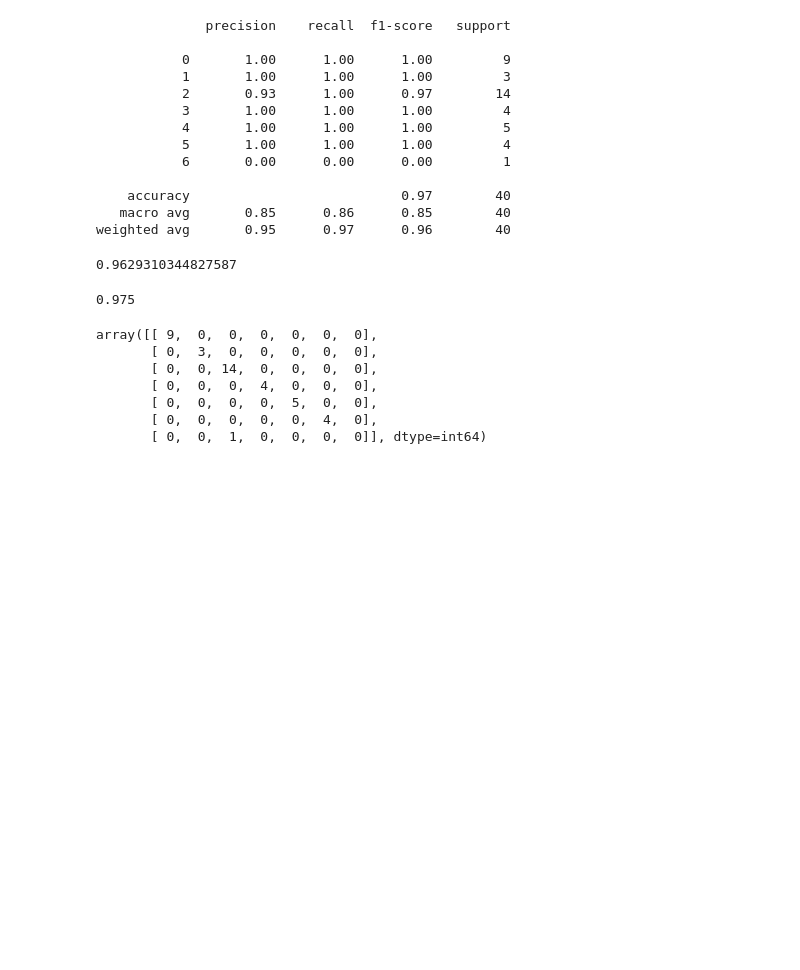
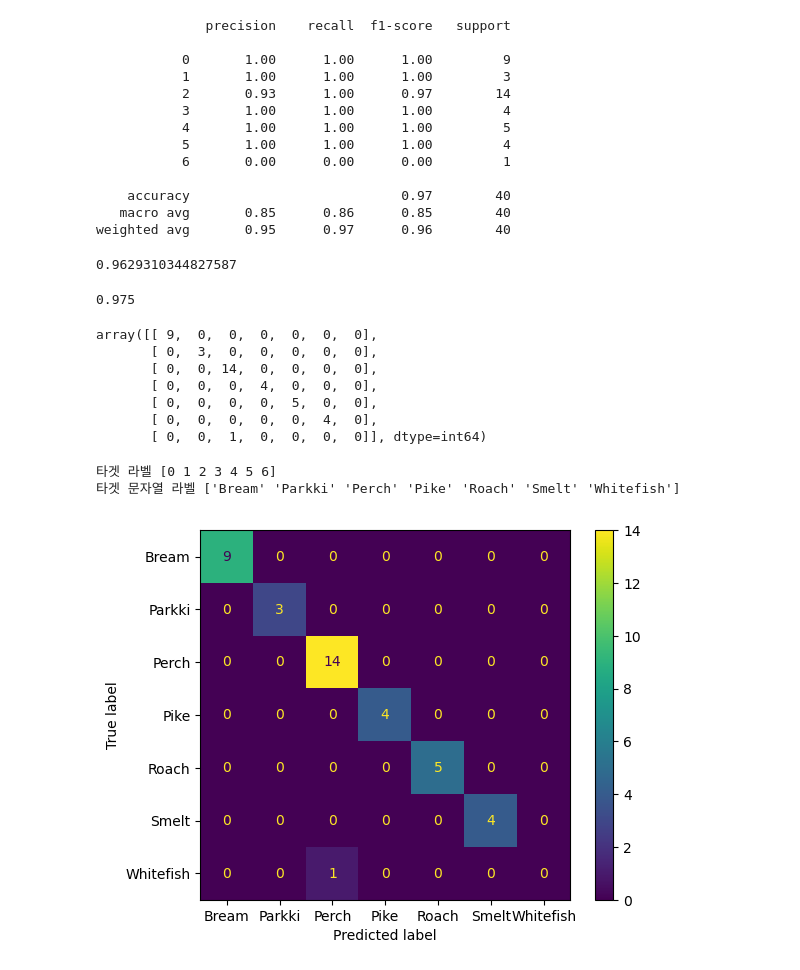
Before and after one commit to Schubert3275/KDT-MachineLearning_Study, a Jupyter notebook: DAY_05/ex_fish_logisticRegression.ipynb, the cells around one changed output. Saved outputs shown, nothing was run; the diff lists cells and outputs as text; code cells hidden in the pictures; blank space fills up the shorter version.

```diff
--- a/DAY_05/ex_fish_logisticRegression.ipynb
+++ b/DAY_05/ex_fish_logisticRegression.ipynb
@@ -192,7 +192,8 @@ recall_score(y_test, model.predict(x_test), average="micro")
 # %% [output]
 0.975
 # %%
-confusion_matrix(y_test, model.predict(x_test))
+cm = confusion_matrix(y_test, model.predict(x_test))
+cm
 # %% [output]
 array([[ 9,  0,  0,  0,  0,  0,  0],
        [ 0,  3,  0,  0,  0,  0,  0],
@@ -201,3 +202,19 @@ array([[ 9,  0,  0,  0,  0,  0,  0],
        [ 0,  0,  0,  0,  5,  0,  0],
        [ 0,  0,  0,  0,  0,  4,  0],
        [ 0,  0,  1,  0,  0,  0,  0]], dtype=int64)
+# %%
+print("타겟 라벨", model.classes_)
+labels = encoder.inverse_transform(model.classes_)
+print("타겟 문자열 라벨", labels)
+# %% [output]
+타겟 라벨 [0 1 2 3 4 5 6]
+타겟 문자열 라벨 ['Bream' 'Parkki' 'Perch' 'Pike' 'Roach' 'Smelt' 'Whitefish']
+# %%
+from sklearn.metrics import ConfusionMatrixDisplay
+import matplotlib.pyplot as plt
+
+cmplot = ConfusionMatrixDisplay(cm, display_labels=labels)
+cmplot.plot()
+plt.show()
+# %% [output]
+[figure, added]
```
